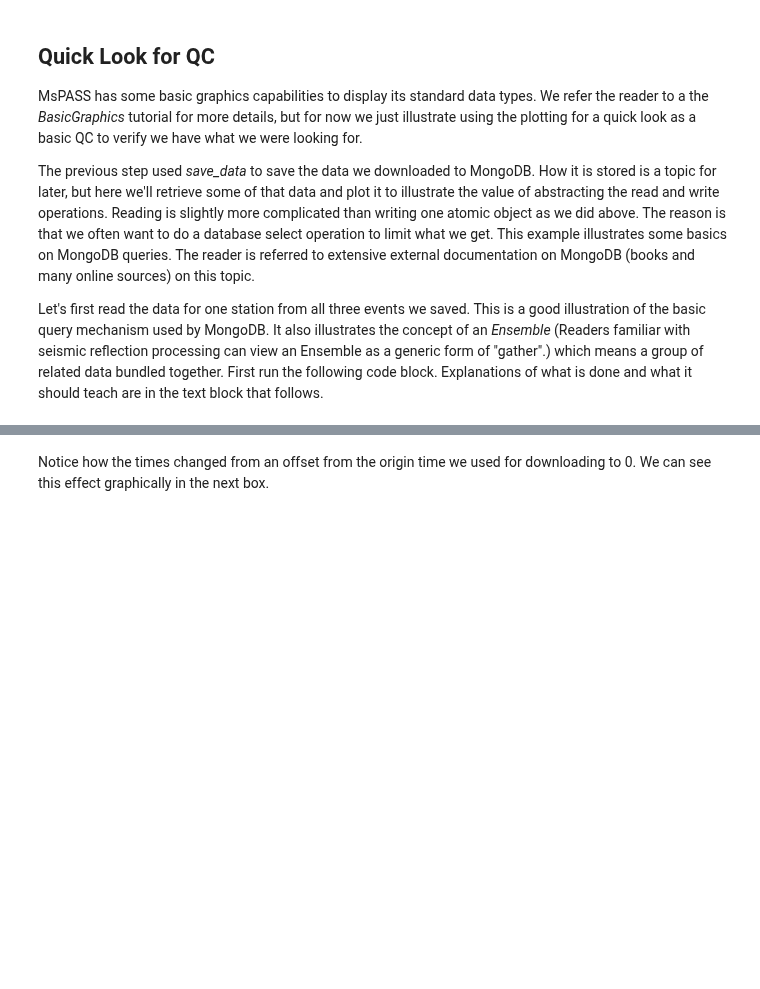
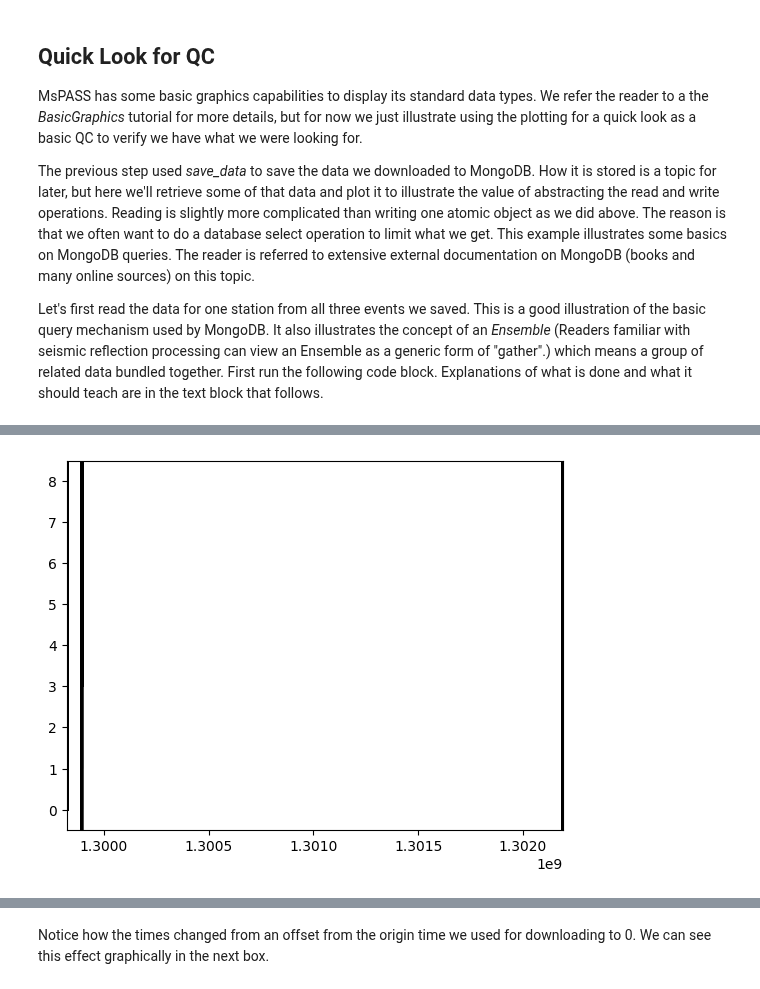
Before and after one commit to mspass-team/mspass_tutorial, a Jupyter notebook: notebooks/getting_started.ipynb, the cells around one changed output, grey strips where cells are left out. Saved outputs shown, nothing was run; the diff lists cells and outputs as text; code cells hidden in the pictures; blank space fills up the shorter version.

```diff
--- a/notebooks/getting_started.ipynb
+++ b/notebooks/getting_started.ipynb
@@ -279,11 +353,10 @@ Let's first read the data for one station from all three events we saved.   This
 sta='234A'
 query={ 'sta' : sta }
 ensemble_md=query
-n=db.wf_TimeSeries.count_documents(query)
+n=db.wf_miniseed.count_documents(query)
 print('Trying to retrieve ',n,' TimeSeries objects for station=',sta)
-curs=db.wf_TimeSeries.find(query)
-ensemble=db.read_ensemble_data(curs,ensemble_metadata=ensemble_md)
-print(len(ensemble.member))
+curs=db.wf_miniseed.find(query)
+ensemble=db.read_data(curs,collection='wf_miniseed',ensemble_metadata=ensemble_md)
 print('Success:  number of members in this ensemble=',
       len(ensemble.member))
 print('python type of ensemble symbol=',type(ensemble))
@@ -307,6 +386,8 @@ With that background let's plot these data.  Here we illustrate the use of basic
 # %%
 from mspasspy.graphics import SeismicPlotter
-plotter=SeismicPlotter(normalize=True)
+plotter=SeismicPlotter()
 # TODO  default wtvaimg has a bug and produces a 0 height plot - wtva works for now
 plotter.change_style('wtva')
 plotter.plot(ensemble)
+# %% [output]
+[figure, added]
```
Also changed, not shown: parts of 64 cells of this notebook.
